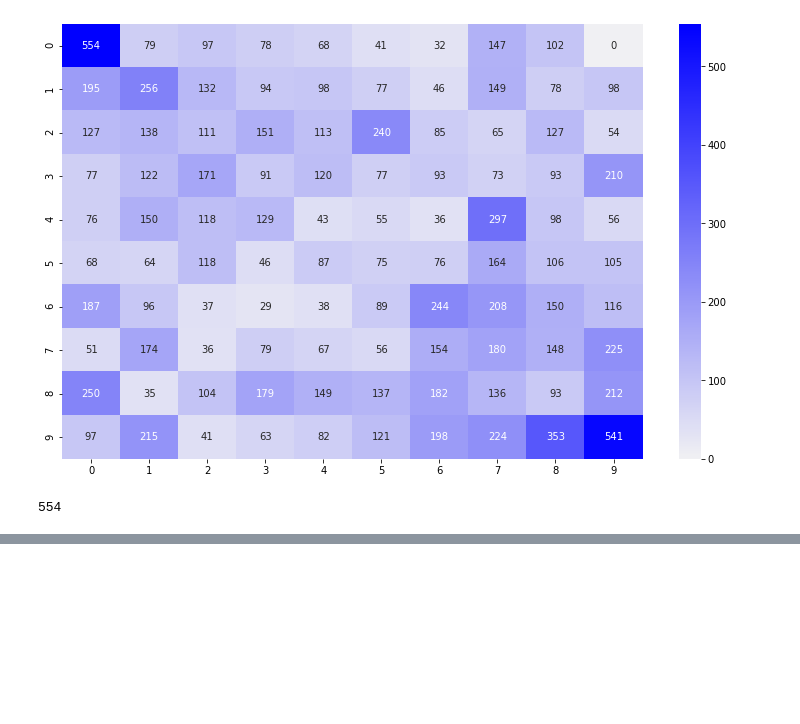
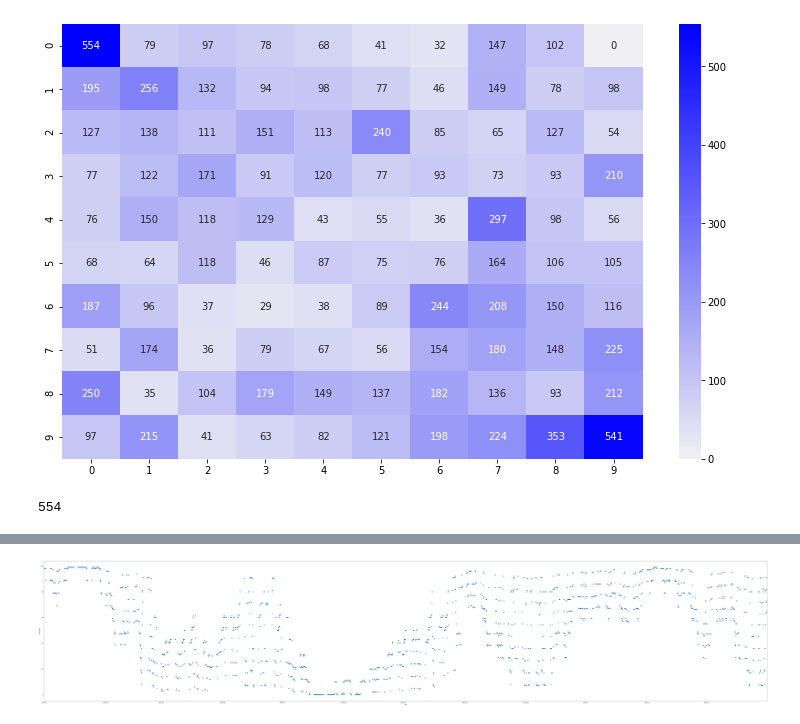
Before and after one commit to denisvivdenko/stock-prices-pattern-recognition, a Jupyter notebook: notebooks/notebook_1.ipynb, the cells around one changed output, grey strips where cells are left out. Cells and saved outputs as stored; diff of their text form; code cells hidden in the pictures; blank space fills up the shorter version.

Commit message:
add new chart to show class distribution it is in notebook_1 and also in images directory

```diff
--- a/notebooks/notebook_1.ipynb
+++ b/notebooks/notebook_1.ipynb
@@ -121,0 +138,7 @@ class_count_axis[((class_count_axis.x_pos == 0) & (class_count_axis.y_pos == 0))
+# %%
+plt.figure(figsize=(100, 20))
+sns.scatterplot(x=df.index, y=df.numClass, marker='s', edgecolor="none");
+plt.xlim([df.index.min(), df.index.max()])
+plt.savefig('images/class_98_distribution.jpeg', dpi=100)
+# %% [output]
+[figure, added]
```
Also changed, not shown: parts of 4 cells of this notebook, 7 other files.
